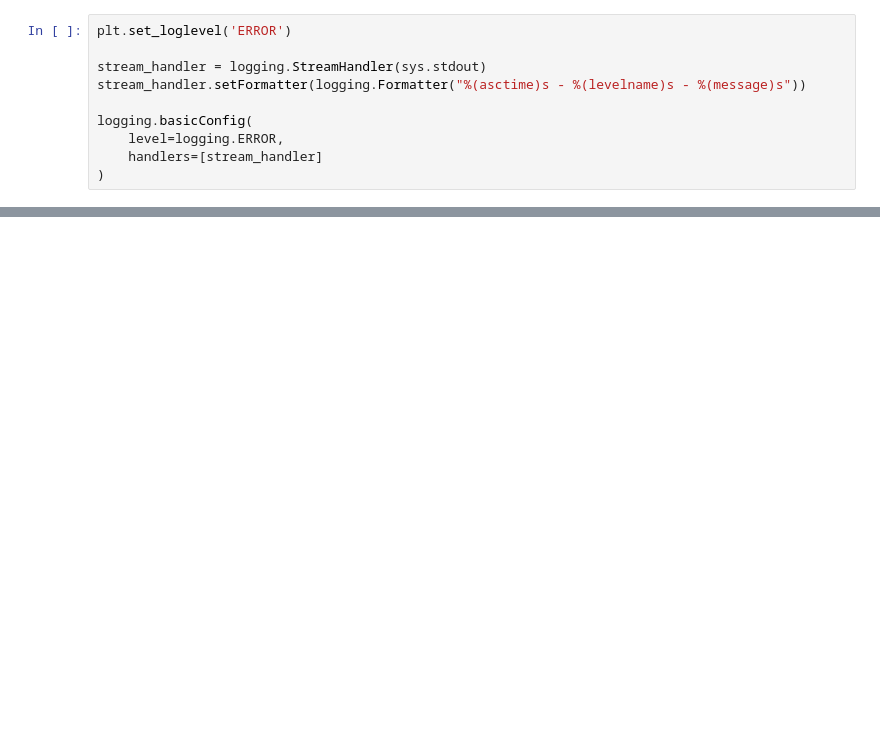
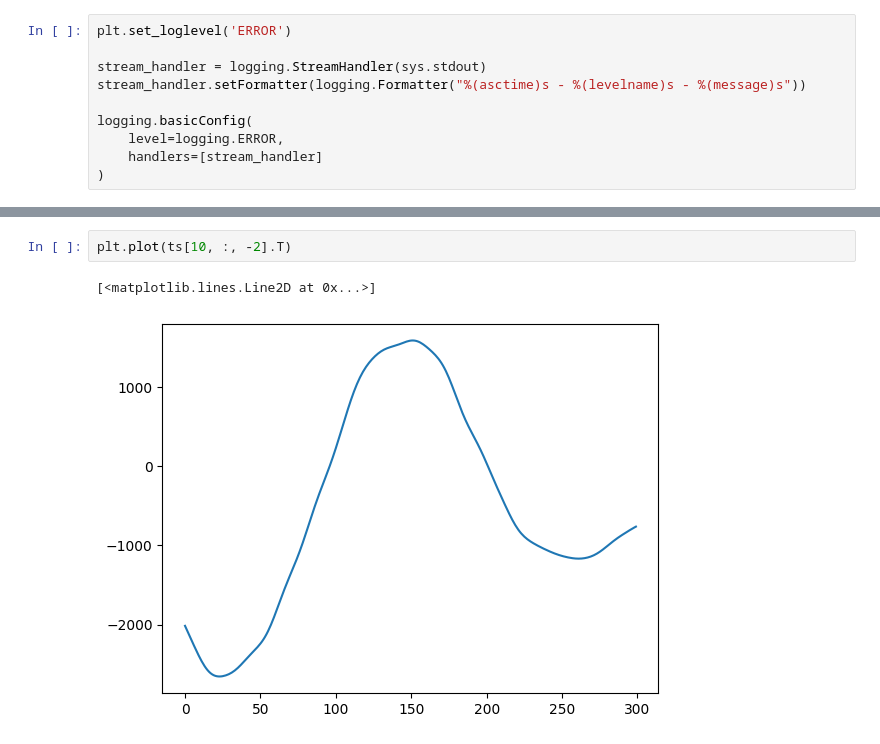
Before and after one commit to avantipova/oasisnn, a Jupyter notebook: dev/preprocessing.ipynb, the cells around one changed output, grey strips where cells are left out. Cells and saved outputs as stored; diff of their text form; blank space fills up the shorter version.

```diff
--- a/dev/preprocessing.ipynb
+++ b/dev/preprocessing.ipynb
@@ -154,3 +325,8 @@ See the caveats in the documentation: https://pandas.pydata.org/pandas-docs/stab
+# %%
+plt.plot(ts[10, :, -2].T)
+# %% [output]
+[<matplotlib.lines.Line2D at 0x...>]
+[figure, added]
 # %%
 for i, feat_name in enumerate(['FPOGX', 'FPOGY', 'mean_PMM', 'GSR', 'HR']):
     data = np.reshape(ts[:, :, i], -1)
```
Also changed, not shown: parts of 28 cells of this notebook, 1 other file.
